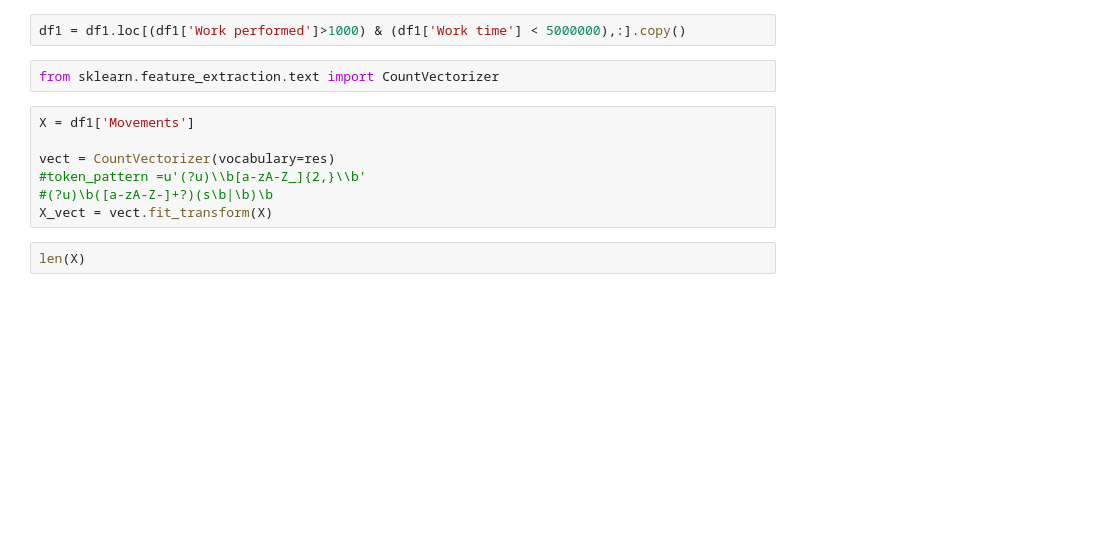
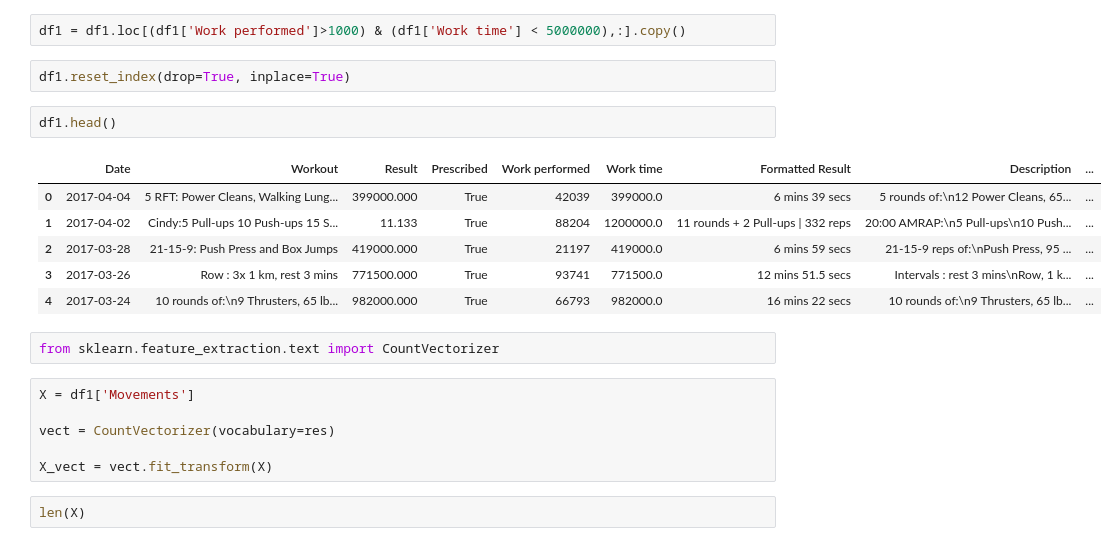
Before and after one commit to wdillon2/CF_workout_predictor, a Jupyter notebook: DA_workouts.ipynb, the cells around one changed output. Drawn from its saved outputs; the diff is of its cells as text; blank space fills up the shorter version.

```diff
--- a/DA_workouts.ipynb
+++ b/DA_workouts.ipynb
@@ -133,14 +115,24 @@ df1['Movements'] = bar
 df1['power'] = df['Work performed'] / (df['Work time']/1000)
 # %%
 df1 = df1.loc[(df1['Work performed']>1000) & (df1['Work time'] < 5000000),:].copy()
+# %%
+df1.reset_index(drop=True, inplace=True)
+# %%
+df1.head()
+# %% [output]
+|  | Date | Workout | Result | Prescribed | Work performed | Work time | Formatted Result | Description | ... |
+| 0 | 2017-04-04 | 5 RFT: Power Cleans, Walking Lung... | 399000.000 | True | 42039 | 399000.0 | 6 mins 39 secs | 5 rounds of:\n12 Power Cleans, 65... | ... |
+| 1 | 2017-04-02 | Cindy:5 Pull-ups 10 Push-ups 15 S... | 11.133 | True | 88204 | 1200000.0 | 11 rounds + 2 Pull-ups | 332 reps | 20:00 AMRAP:\n5 Pull-ups\n10 Push... | ... |
+| 2 | 2017-03-28 | 21-15-9: Push Press and Box Jumps | 419000.000 | True | 21197 | 419000.0 | 6 mins 59 secs | 21-15-9 reps of:\nPush Press, 95 ... | ... |
+| 3 | 2017-03-26 | Row : 3x 1 km, rest 3 mins | 771500.000 | True | 93741 | 771500.0 | 12 mins 51.5 secs | Intervals : rest 3 mins\nRow, 1 k... | ... |
+| 4 | 2017-03-24 | 10 rounds of:\n9 Thrusters, 65 lb... | 982000.000 | True | 66793 | 982000.0 | 16 mins 22 secs | 10 rounds of:\n9 Thrusters, 65 lb... | ... |
 # %%
 from sklearn.feature_extraction.text import CountVectorizer
 # %%
 X = df1['Movements']
 
 vect = CountVectorizer(vocabulary=res)
-#token_pattern =u'(?u)\\b[a-zA-Z_]{2,}\\b'
-#(?u)\b([a-zA-Z-]+?)(s\b|\b)\b
+
 X_vect = vect.fit_transform(X)
 # %%
 len(X)
```
Also changed, not shown: parts of 25 cells of this notebook.
